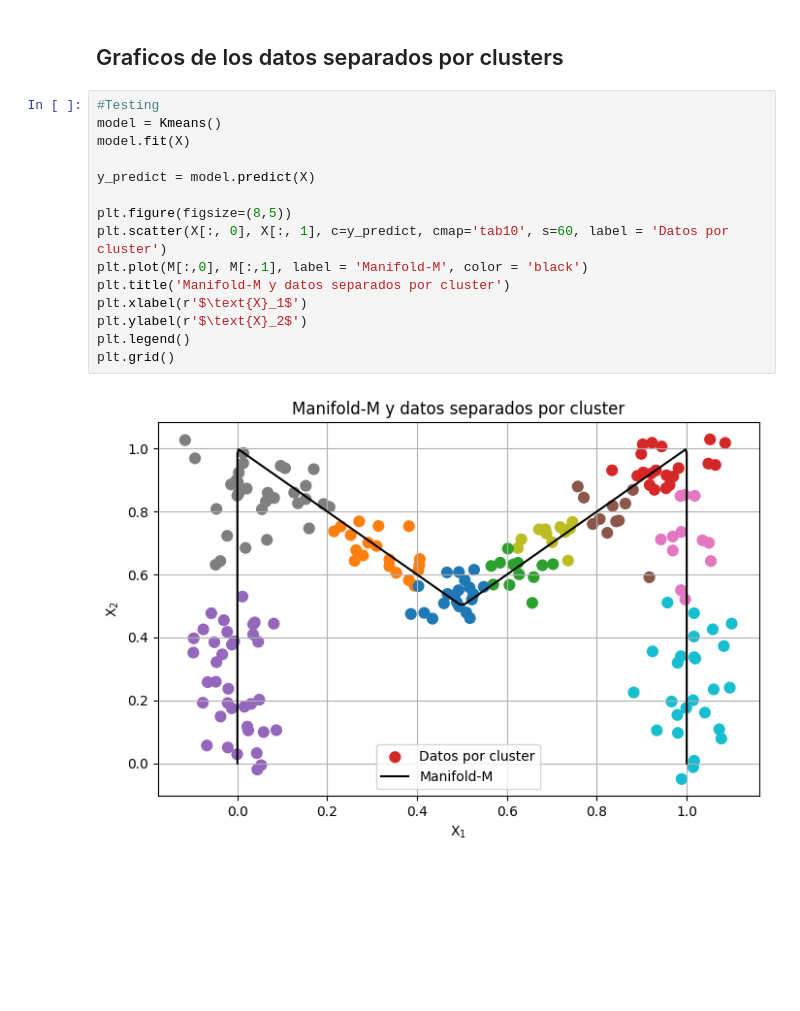
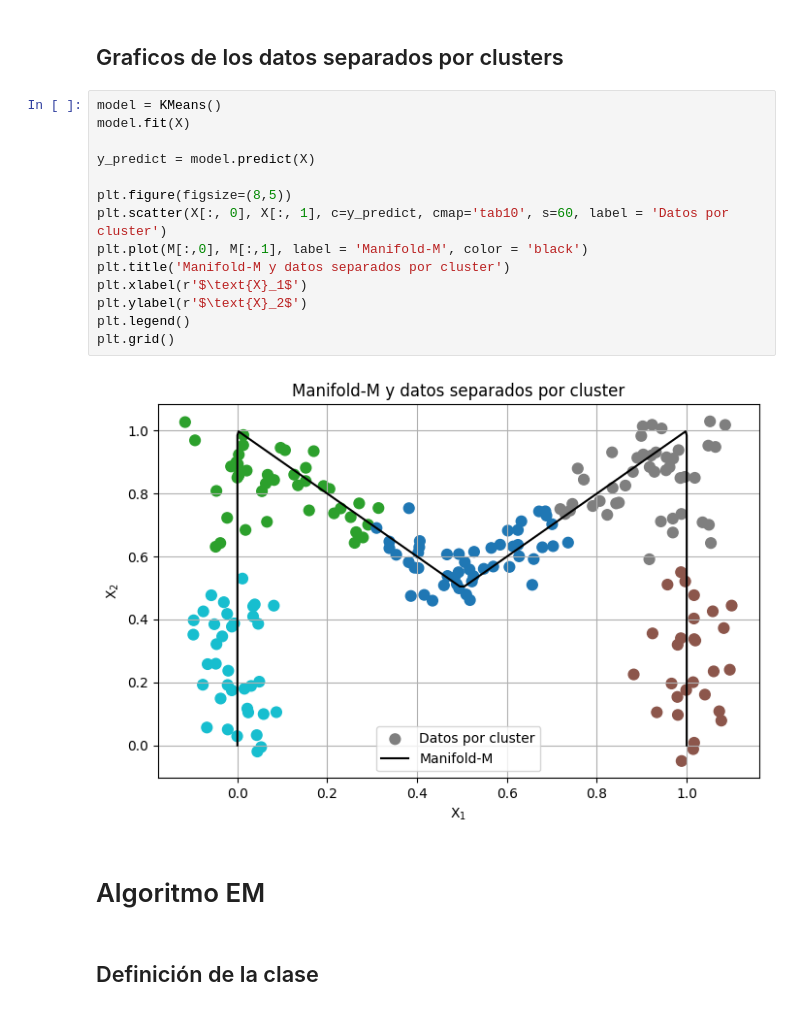
Before and after one commit to Jsar9/Signal-Processing-Workshop, a Jupyter notebook: TPs/TP7/TP7_SARMIENTO_104241.ipynb, the cells around one changed output. Saved outputs shown, nothing was run; the diff lists cells and outputs as text; blank space fills up the shorter version.

```diff
--- a/TPs/TP7/TP7_SARMIENTO_104241.ipynb
+++ b/TPs/TP7/TP7_SARMIENTO_104241.ipynb
@@ -116,19 +155,22 @@ class Kmeans:
 # %% [markdown]
 ## Graficos de los datos separados por clusters
 # %%
-#Testing
-model = Kmeans()
+model = KMeans()
 model.fit(X)
 
 y_predict = model.predict(X)
 
 plt.figure(figsize=(8,5))
 plt.scatter(X[:, 0], X[:, 1], c=y_predict, cmap='tab10', s=60, label = 'Datos por cluster')
 plt.plot(M[:,0], M[:,1], label = 'Manifold-M', color = 'black')
 plt.title('Manifold-M y datos separados por cluster')
 plt.xlabel(r'$\text{X}_1$')
 plt.ylabel(r'$\text{X}_2$')
 plt.legend()
 plt.grid()
 # %% [output]
-[figure, old version]
+[figure, new version]
+# %% [markdown]
+# Algoritmo EM
+# %% [markdown]
+## Definición de la clase
```
Also changed, not shown: parts of 4 cells of this notebook.
